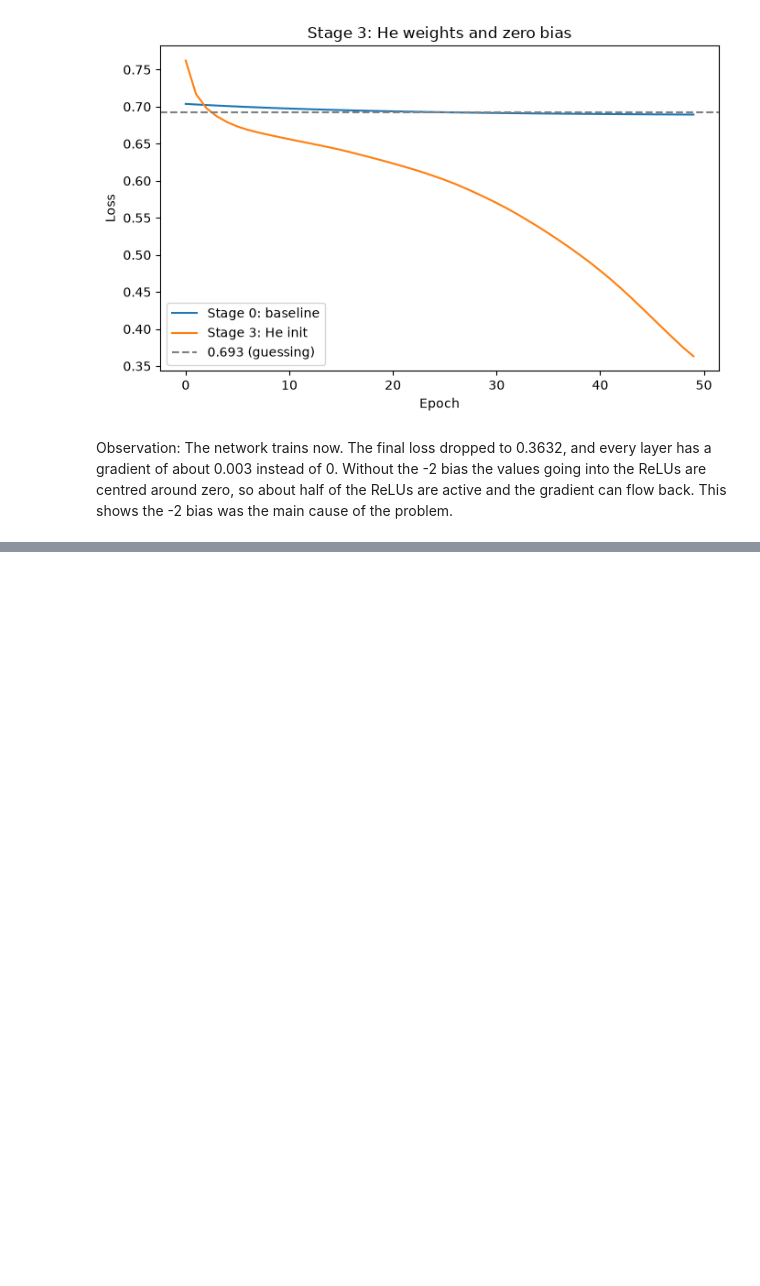
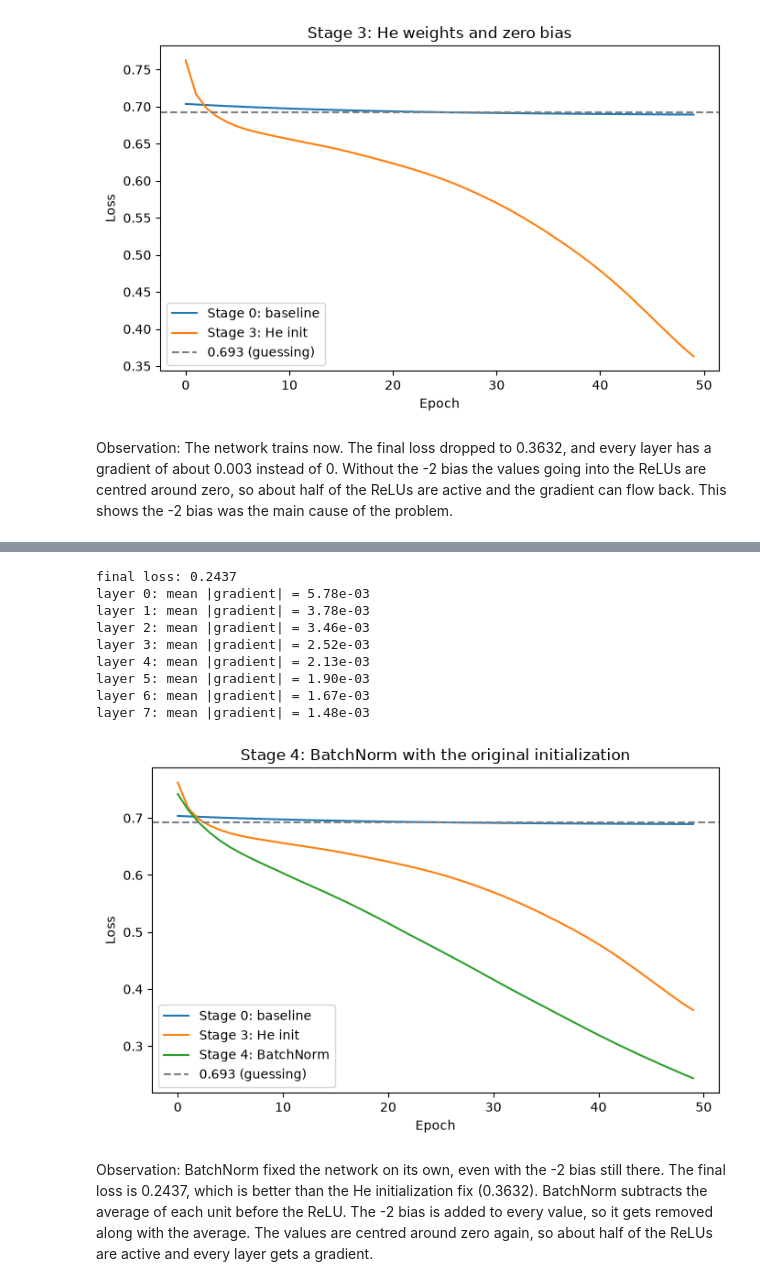
Before and after one commit to RjSalmonEng/AIGC-DeepLearning, a Jupyter notebook: Lab-2/Lab2.ipynb, the cells around one changed output, grey strips where cells are left out. Saved outputs shown, nothing was run; the diff lists cells and outputs as text; code cells hidden in the pictures; blank space fills up the shorter version.

Commit message:
LAB2: Stage 4 - add BatchNorm while keeping the original initialization

```diff
--- a/Lab-2/Lab2.ipynb
+++ b/Lab-2/Lab2.ipynb
@@ -272,0 +278,39 @@ Observation: The network trains now. The final loss dropped to 0.3632, and every
+# %%
+
+class BrokenNetBN(BrokenNet):
+    """Same as BrokenNet (same layers and same initialization), with BatchNorm before each ReLU."""
+
+    def __init__(self, depth=8, width=32, in_features=20):
+        super().__init__(depth, width, in_features)
+        self.norms = nn.ModuleList([nn.BatchNorm1d(width) for _ in range(depth)])
+
+    def forward(self, x):
+        for layer, norm in zip(self.hidden, self.norms):
+            x = torch.relu(norm(layer(x)))
+        return self.out(x)
+# %%
+
+torch.manual_seed(0)
+model = BrokenNetBN()
+
+grad_results["Stage 4: BatchNorm"] = gradient_check(model)
+results["Stage 4: BatchNorm"] = train(model, torch.optim.SGD(model.parameters(), lr=0.1))
+print(f"final loss: {results['Stage 4: BatchNorm'][-1]:.4f}")
+for i, g in enumerate(grad_results["Stage 4: BatchNorm"]):
+    print(f"layer {i}: mean |gradient| = {g:.2e}")
+plot_losses(["Stage 0: baseline", "Stage 3: He init", "Stage 4: BatchNorm"],
+            "Stage 4: BatchNorm with the original initialization", "stage4_batchnorm.png")
+# %% [output]
+final loss: 0.2437
+layer 0: mean |gradient| = 5.78e-03
+layer 1: mean |gradient| = 3.78e-03
+layer 2: mean |gradient| = 3.46e-03
+layer 3: mean |gradient| = 2.52e-03
+layer 4: mean |gradient| = 2.13e-03
+layer 5: mean |gradient| = 1.90e-03
+layer 6: mean |gradient| = 1.67e-03
+layer 7: mean |gradient| = 1.48e-03
+[figure, added]
+# %% [markdown]
+
+Observation: BatchNorm fixed the network on its own, even with the -2 bias still there. The final loss is 0.2437, which is better than the He initialization fix (0.3632). BatchNorm subtracts the average of each unit before the ReLU. The -2 bias is added to every value, so it gets removed along with the average. The values are centred around zero again, so about half of the ReLUs are active and every layer gets a gradient.
```
Also changed, not shown: parts of 1 cell of this notebook, 1 other file.
